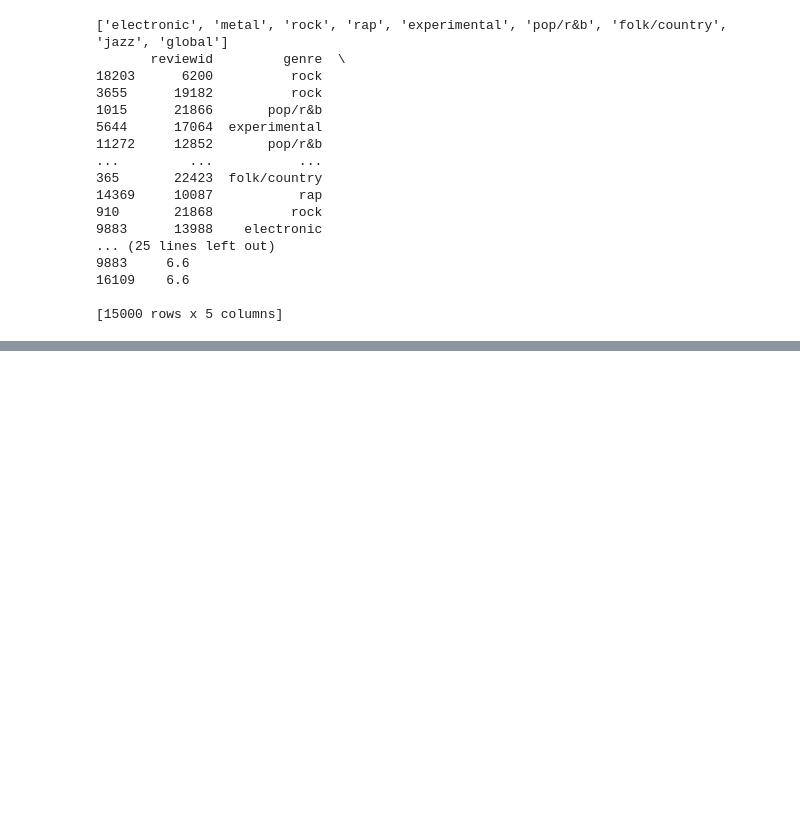
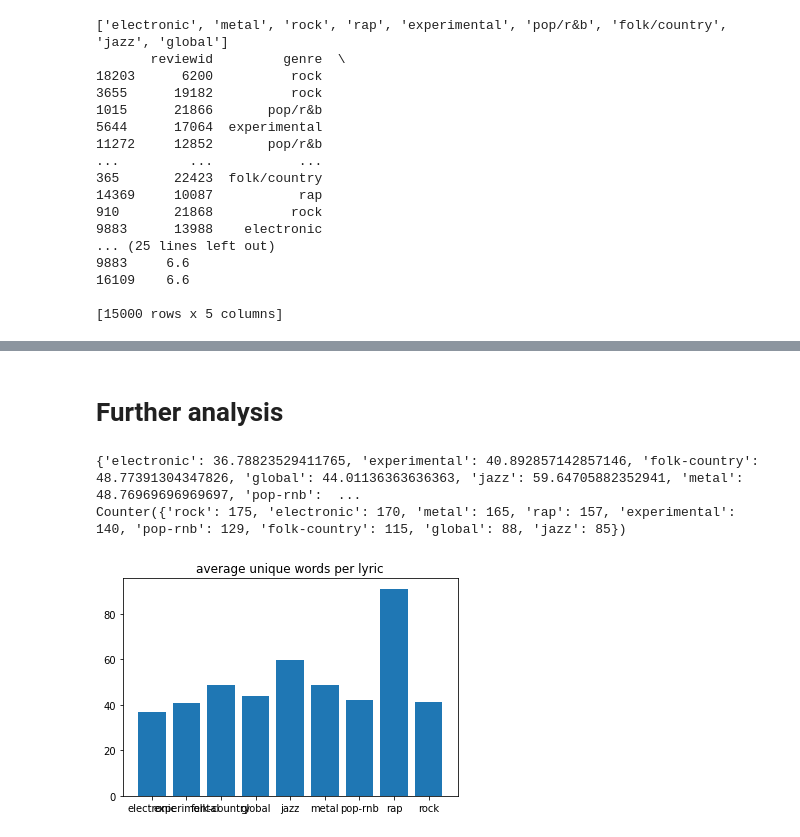
Before and after one commit to obsqyr/TDDE16-project, a Jupyter notebook: lyrics-classifier.ipynb, the cells around one changed output, grey strips where cells are left out. Saved outputs shown, nothing was run; the diff lists cells and outputs as text; code cells hidden in the pictures; blank space fills up the shorter version.

```diff
--- a/lyrics-classifier.ipynb
+++ b/lyrics-classifier.ipynb
@@ -60,7 +62,7 @@ print(df_train)
 
 # init iterator
 it_genre = {}
-num_artists = 50
+num_artists = 100
 
 # initialize empty genre.txt
 for genre in genre_classes:
@@ -112,11 +126,17 @@ for filename in os.listdir('lyrics'):
     f = open(os.path.join('lyrics', filename), 'r')
     lyric = ""
     for line in f.readlines():
-        #print(line)
         if line != ";\n":
             lyric += line.replace('\n','') + ' '
         else:
-            lyrics.append(lyric)
+            lyrics.append(lyric.lower())
             genres.append(filename[:-4])
             lyric = ""
     f.close()
+
+# remove entries that are only whitespace
+for i, val in enumerate(lyrics):
+    if val.isspace():
+        del lyrics[i]
+        del genres[i]
+        #print(i)
@@ -191,0 +368,30 @@ AxesSubplot(0.125,0.125;0.775x0.755)
+# %% [markdown]
+# Further analysis
+# %%
+import matplotlib.pyplot as plt
+import collections
+
+# average amount of words
+d = {'electronic': [], 'experimental' : [],
+                     'folk-country' : [], 'global' : [],
+                     'jazz' : [], 'metal' : [], 'pop-rnb' : [],
+                     'rap' : [], 'rock' : []}
+
+
+for lyric, genre in zip(lyrics, genres):
+    d[genre].extend(set(lyric.lower().split()))
+
+num = collections.Counter(genres)
+for key in d.keys():
+    d[key] = len(set(d[key])) / num[key]
+
+print(d)
+print(num)
+
+plt.bar(d.keys(), d.values())
+plt.title('average unique words per lyric')
+plt.show()
+# %% [output]
+{'electronic': 36.78823529411765, 'experimental': 40.892857142857146, 'folk-country': 48.77391304347826, 'global': 44.01136363636363, 'jazz': 59.64705882352941, 'metal': 48.76969696969697, 'pop-rnb':  ...
+Counter({'rock': 175, 'electronic': 170, 'metal': 165, 'rap': 157, 'experimental': 140, 'pop-rnb': 129, 'folk-country': 115, 'global': 88, 'jazz': 85})
+[figure, added]
```
Also changed, not shown: parts of 17 cells of this notebook, 4 other files.
